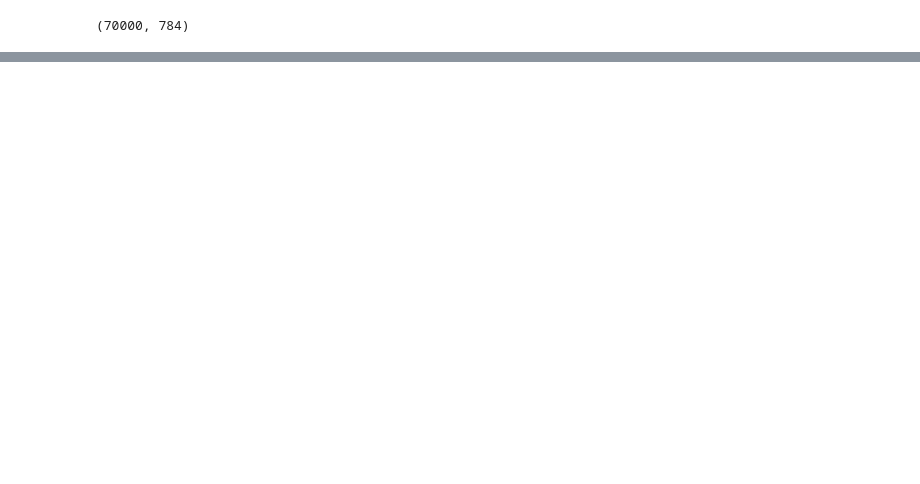
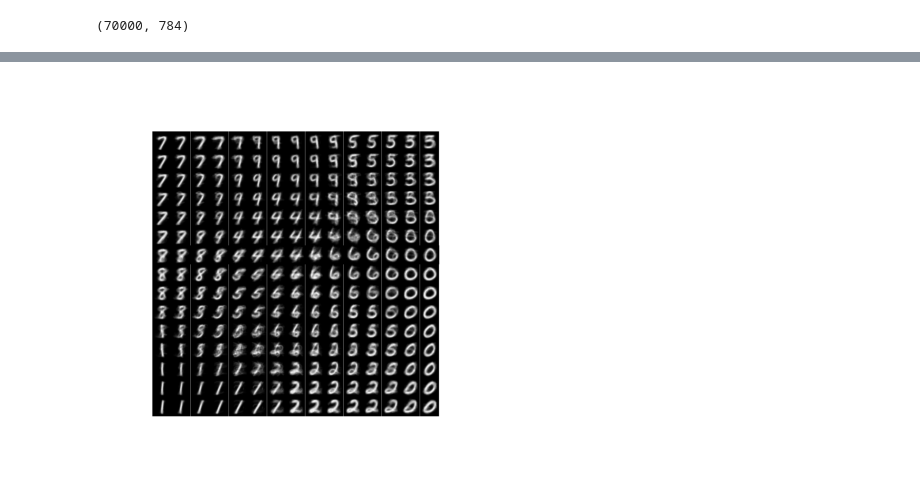
Before and after one commit to trevormcguire/blog, a Jupyter notebook: som/SOM.ipynb, the cells around one changed output, grey strips where cells are left out. Drawn from its saved outputs; the diff is of its cells as text; code cells hidden in the pictures; blank space fills up the shorter version.

```diff
--- a/som/SOM.ipynb
+++ b/som/SOM.ipynb
@@ -203,3 +228,5 @@ Iteration 5000/5000 completed.
 # %%
-# model.gif.create(fp="training.gif")
+model.gif.create(fp="training.gif")
+# %% [output]
+[figure, added]
 # %%
```
Also changed, not shown: parts of 4 cells of this notebook, 1 other file.
